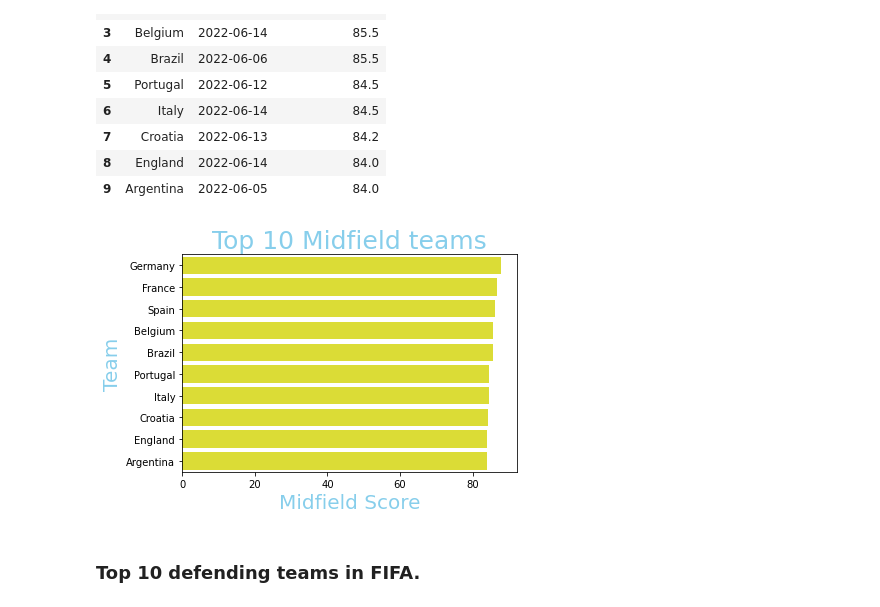
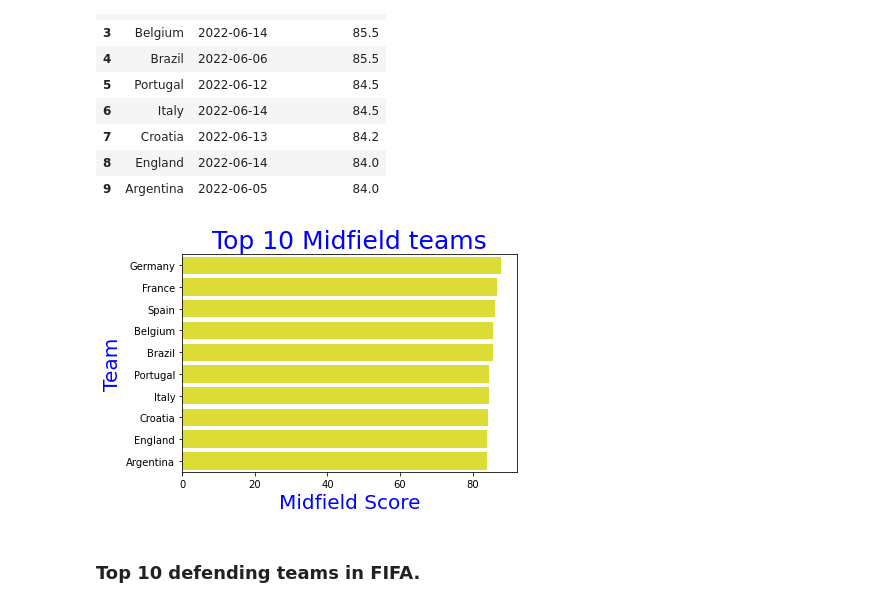
Before and after one commit to Dalton-Rohil/FIFA-2022-Predictions, a Jupyter notebook: Data Preparation & EDA.ipynb, the cells around one changed output. Saved outputs shown, nothing was run; the diff lists cells and outputs as text; code cells hidden in the pictures.

```diff
--- a/Data Preparation & EDA.ipynb
+++ b/Data Preparation & EDA.ipynb
@@ -168,11 +168,11 @@ fifa_midfield_top10
 | 9 | Argentina | 2022-06-05 | 84.0 |
 # %%
 sns.barplot(data=fifa_midfield_top10, x='midfield_score', y='team', color="#f7f71b")
-plt.xlabel('Midfield Score', size = 20, color = "skyblue")
-plt.ylabel('Team', size = 20, color = "skyblue")
-plt.title("Top 10 Midfield teams", size = 25, color = "skyblue" );
+plt.xlabel('Midfield Score', size = 20, color = "blue")
+plt.ylabel('Team', size = 20, color = "blue")
+plt.title("Top 10 Midfield teams", size = 25, color = "blue");
 # %% [output]
-[figure, old version]
+[figure, new version]
 # %% [markdown]
 ### Top 10 defending teams in FIFA.
 # %%
```
Also changed, not shown: parts of 58 cells of this notebook.
